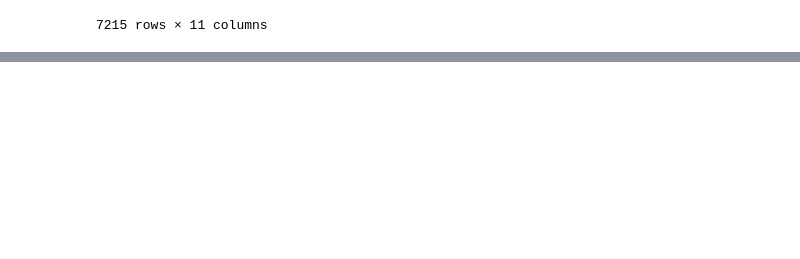
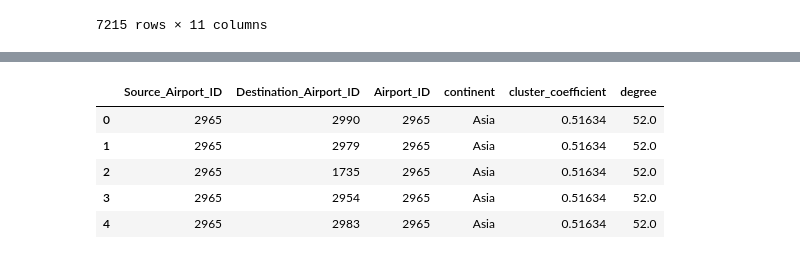
Before and after one commit to FrankSchmutz/NTDS2019FinalProject, a Jupyter notebook: py/data_preprocess.ipynb, the cells around one changed output, grey strips where cells are left out. Saved outputs shown, nothing was run; the diff lists cells and outputs as text; code cells hidden in the pictures; blank space fills up the shorter version.

```diff
--- a/py/data_preprocess.ipynb
+++ b/py/data_preprocess.ipynb
@@ -149,0 +153,6 @@ result
+# %%
+// Data type conversion
+edges_df2['Source_Airport_ID']=edges_df2['Source_Airport_ID'].astype(int)
+edges_df2['Destination_Airport_ID']=edges_df2['Destination_Airport_ID'].astype(int)
+//To delete the useless columns
+edges_df2=edges_df2.drop(columns=['Airline','Airline_ID','Source_Airport','Destination_Airport','Codeshare','Stops','Equipment'])
@@ -149,0 +168,3 @@ result
+# %%
+//To delete the useless columns
+merge2=merge.drop(columns=['Name','lat','lon','country','IATA','ICAO','Altitude'])
@@ -149,0 +180,17 @@ result
+# %%
+//To delete the tuples with non defined values for Source or Destination Airport
+merge2=merge2.replace('\\N',0)
+//data type conversion
+merge2['Airport_ID']=merge2['Airport_ID'].astype(int)
+# %%
+// Joint of the tables to associate a continent to the source Airport
+merge3 = edges_df2.merge(merge2, left_on='Source_Airport_ID',right_on='Airport_ID')
+# %%
+merge3.head()
+# %% [output]
+|  | Source_Airport_ID | Destination_Airport_ID | Airport_ID | continent | cluster_coefficient | degree |
+| 0 | 2965 | 2990 | 2965 | Asia | 0.51634 | 52.0 |
+| 1 | 2965 | 2979 | 2965 | Asia | 0.51634 | 52.0 |
+| 2 | 2965 | 1735 | 2965 | Asia | 0.51634 | 52.0 |
+| 3 | 2965 | 2954 | 2965 | Asia | 0.51634 | 52.0 |
+| 4 | 2965 | 2983 | 2965 | Asia | 0.51634 | 52.0 |
```
Also changed, not shown: parts of 40 cells of this notebook, 1 other file.
